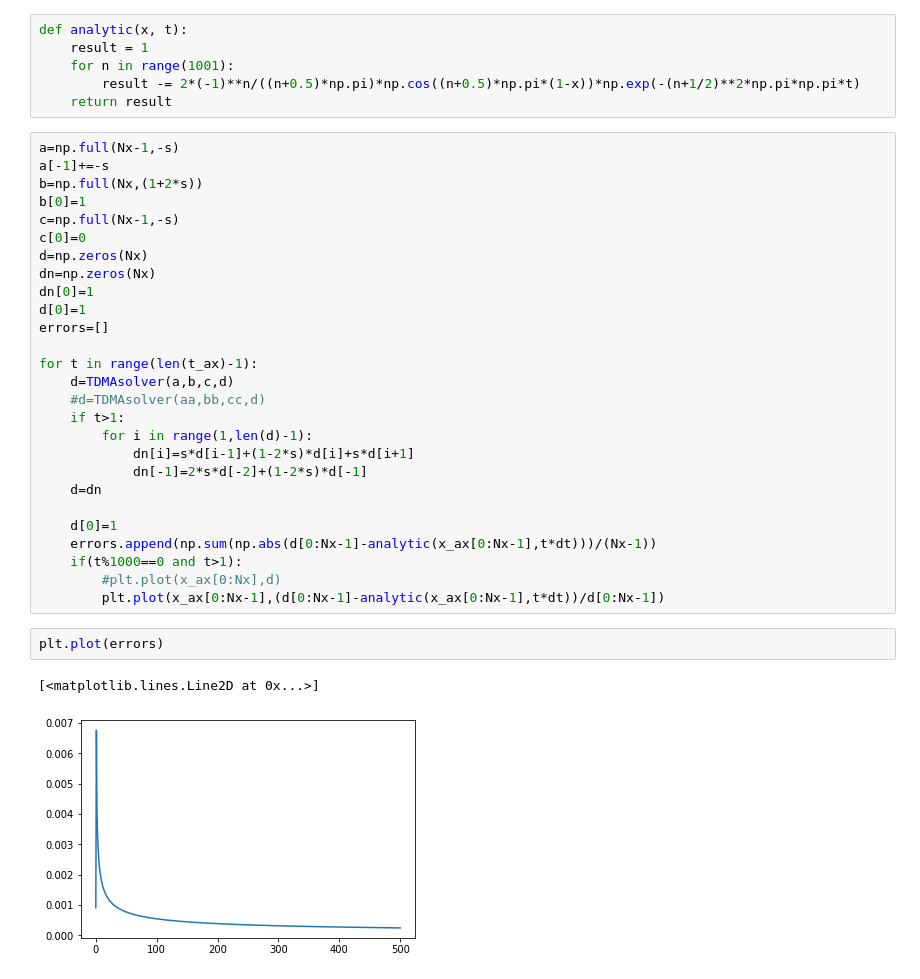
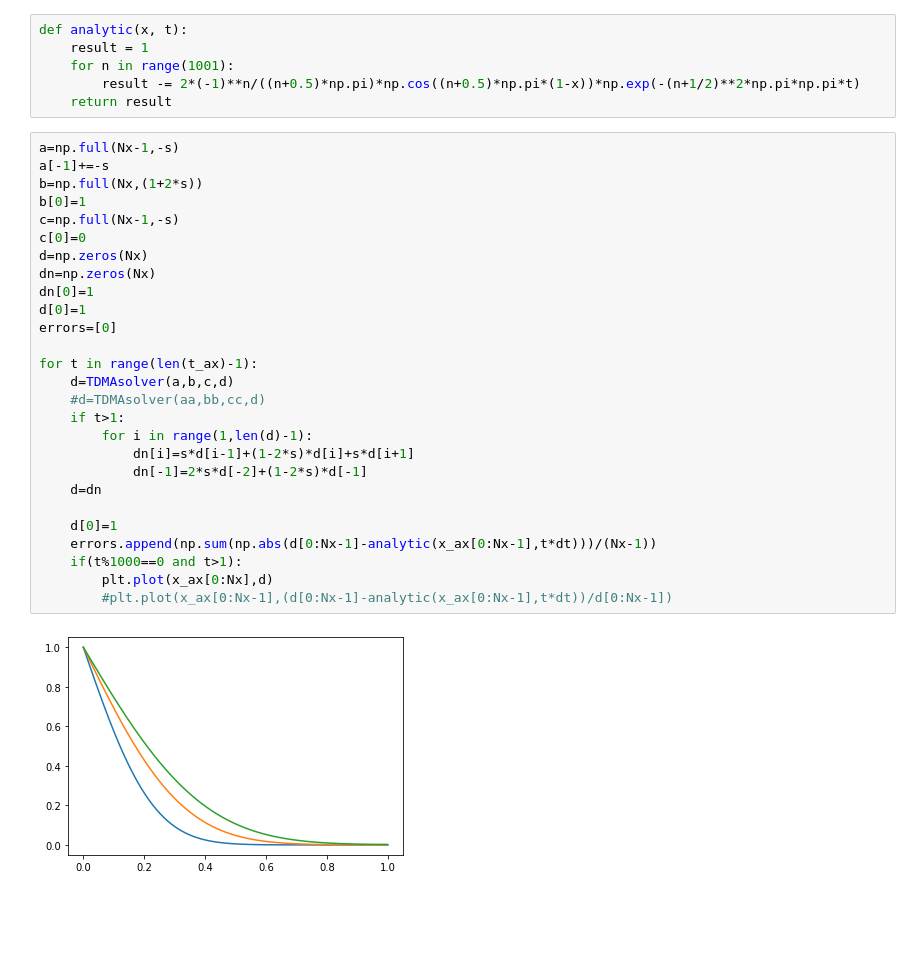
Before and after one commit to Sllopsta/exercise_3, a Jupyter notebook: Task_1/Task_1.4.ipynb, the cells around one changed output. Drawn from its saved outputs; the diff is of its cells as text; blank space fills up the shorter version.

```diff
--- a/Task_1/Task_1.4.ipynb
+++ b/Task_1/Task_1.4.ipynb
@@ -53,35 +53,32 @@ def analytic(x, t):
 # %%
 a=np.full(Nx-1,-s)
 a[-1]+=-s
 b=np.full(Nx,(1+2*s))
 b[0]=1
 c=np.full(Nx-1,-s)
 c[0]=0
 d=np.zeros(Nx)
 dn=np.zeros(Nx)
 dn[0]=1
 d[0]=1
-errors=[]
+errors=[0]
 
 for t in range(len(t_ax)-1):
     d=TDMAsolver(a,b,c,d)
     #d=TDMAsolver(aa,bb,cc,d)
     if t>1:
         for i in range(1,len(d)-1):
             dn[i]=s*d[i-1]+(1-2*s)*d[i]+s*d[i+1]
             dn[-1]=2*s*d[-2]+(1-2*s)*d[-1]
     d=dn
 
     d[0]=1
     errors.append(np.sum(np.abs(d[0:Nx-1]-analytic(x_ax[0:Nx-1],t*dt)))/(Nx-1))
     if(t%1000==0 and t>1):
-        #plt.plot(x_ax[0:Nx],d)
-        plt.plot(x_ax[0:Nx-1],(d[0:Nx-1]-analytic(x_ax[0:Nx-1],t*dt))/d[0:Nx-1])
+        plt.plot(x_ax[0:Nx],d)
+        #plt.plot(x_ax[0:Nx-1],(d[0:Nx-1]-analytic(x_ax[0:Nx-1],t*dt))/d[0:Nx-1])
+# %% [output]
+[figure, added]
-# %%
-plt.plot(errors)
-# %% [output]
-[<matplotlib.lines.Line2D at 0x...>]
-[figure, removed]
 # %%
 plt.plot(d[0:Nx-1],x_ax[0:Nx-1])
 plt.xlabel('concentration')
```
Also changed, not shown: parts of 4 cells of this notebook, 24 other files.
